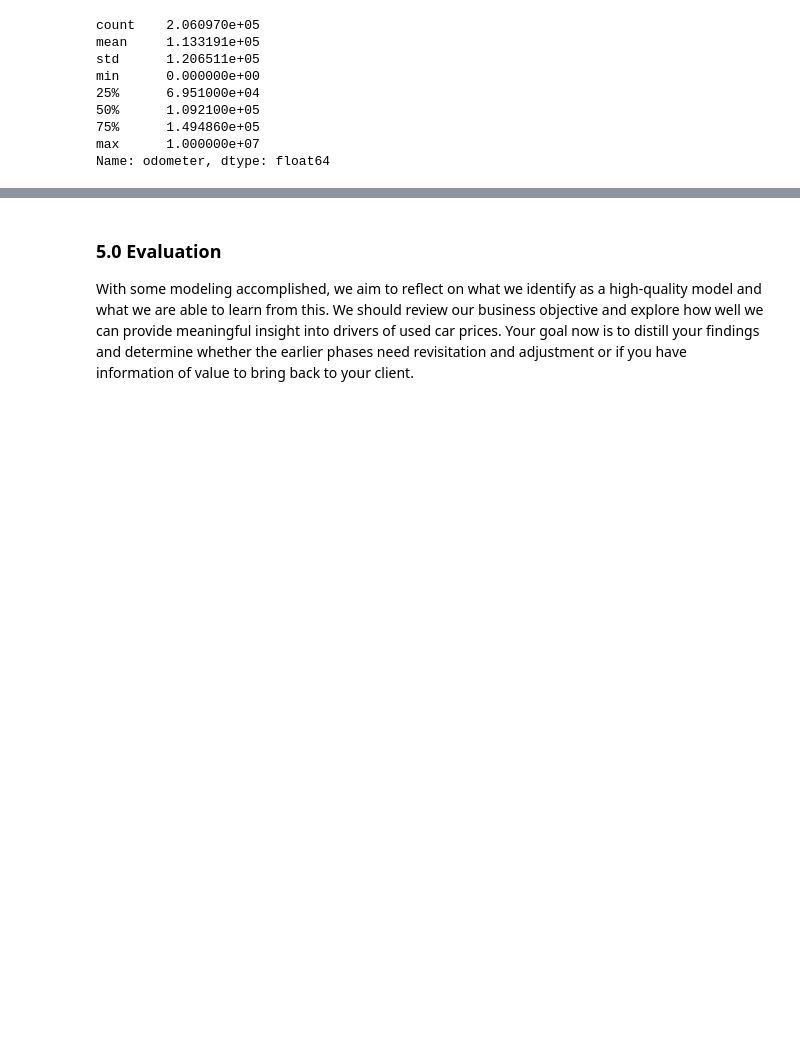
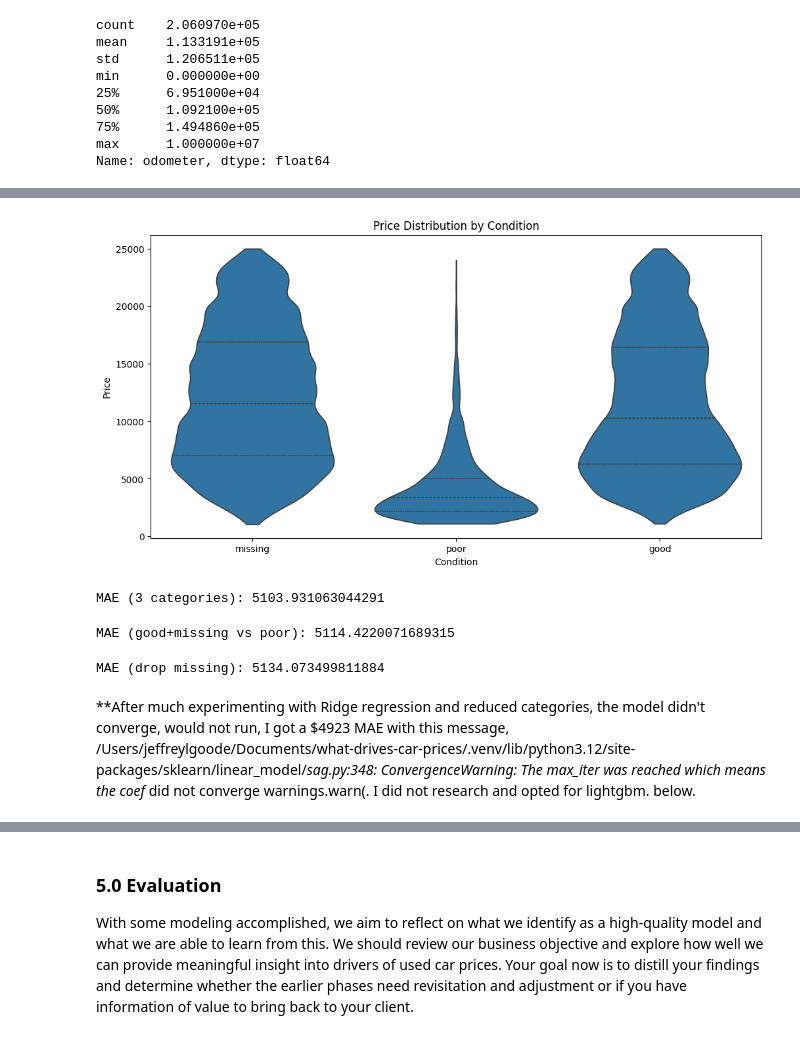
Before and after one commit to jeffreylgoode/what-drives-car-prices, a Jupyter notebook: notebooks/car_price_analysis.ipynb, the cells around one changed output, grey strips where cells are left out. Cells and saved outputs as stored; diff of their text form; code cells hidden in the pictures; blank space fills up the shorter version.

Commit message:
Ridge regression models did not converge, going back to the drawing board, document, systemize what went wrong.  Experimented with LightGBM model to inform what's going with regression models.

```diff
--- a/notebooks/car_price_analysis.ipynb
+++ b/notebooks/car_price_analysis.ipynb
@@ -1235,0 +1312,71 @@ Name: odometer, dtype: float64
+# %%
+plt.figure(figsize=(12, 6))
+sns.violinplot(
+    data=df_trimmed,
+    x="condition_collapsed",
+    y="price",
+    inner="quartile",
+    cut=0,
+    density_norm="width"
+)
+
+plt.xlabel("Condition")
+plt.ylabel("Price")
+plt.title("Price Distribution by Condition")
+plt.show()
+# %% [output]
+[figure, added]
+# %%
+from sklearn.linear_model import LinearRegression
+from sklearn.metrics import mean_absolute_error
+
+# One-hot encode condition
+X = pd.get_dummies(df_trimmed["condition_collapsed"], drop_first=True)
+y = df_trimmed["price"]
+
+model = LinearRegression()
+model.fit(X, y)
+
+y_pred = model.predict(X)
+mae_3cat = mean_absolute_error(y, y_pred)
+
+print("MAE (3 categories):", mae_3cat)
+# %% [output]
+MAE (3 categories): 5103.931063044291
+# %%
+df_trimmed["condition_2cat"] = df_trimmed["condition_collapsed"].replace({
+    "good": "good_or_missing",
+    "missing": "good_or_missing",
+    "poor": "poor"
+})
+
+X2 = pd.get_dummies(df_trimmed["condition_2cat"], drop_first=True)
+y = df_trimmed["price"]
+
+model2 = LinearRegression()
+model2.fit(X2, y)
+
+y_pred2 = model2.predict(X2)
+mae_2cat = mean_absolute_error(y, y_pred2)
+
+print("MAE (good+missing vs poor):", mae_2cat)
+# %% [output]
+MAE (good+missing vs poor): 5114.4220071689315
+# %%
+df_nomissing = df_trimmed[df_trimmed["condition_collapsed"] != "missing"]
+
+X3 = pd.get_dummies(df_nomissing["condition_collapsed"], drop_first=True)
+y3 = df_nomissing["price"]
+
+model3 = LinearRegression()
+model3.fit(X3, y3)
+
+y_pred3 = model3.predict(X3)
+mae_drop = mean_absolute_error(y3, y_pred3)
+
+print("MAE (drop missing):", mae_drop)
+# %% [output]
+MAE (drop missing): 5134.073499811884
+# %% [markdown]
+**After much experimenting with Ridge regression and reduced categories, the model didn't converge, would not run, I got a $4923 MAE with this message, /Users/jeffreylgoode/Documents/what-drives-car-prices/.venv/lib/python3.12/site-packages/sklearn/linear_model/_sag.py:348: ConvergenceWarning: The max_iter was reached which means the coef_ did not converge
+  warnings.warn(.   I did not research and opted for lightgbm. below.
```
Also changed, not shown: parts of 9 cells of this notebook, 1 other file.
